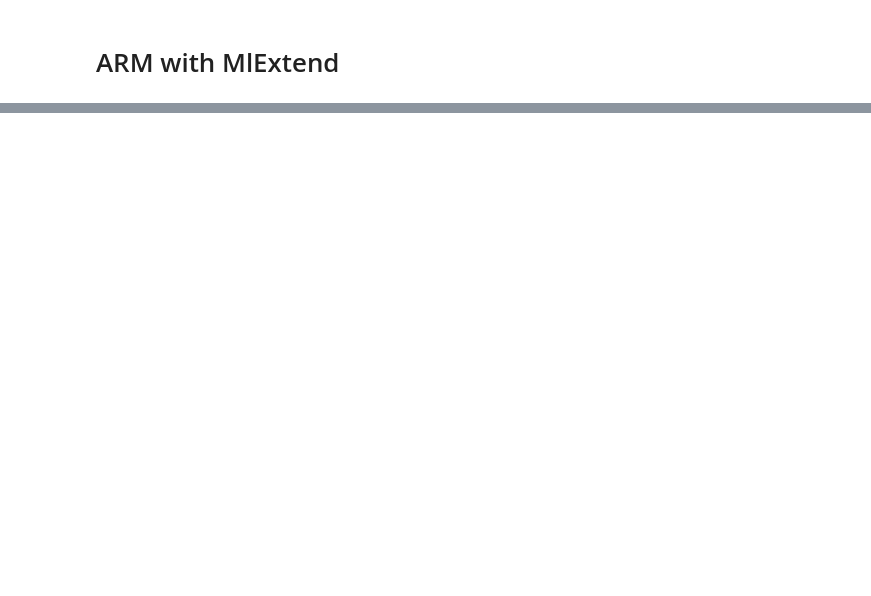
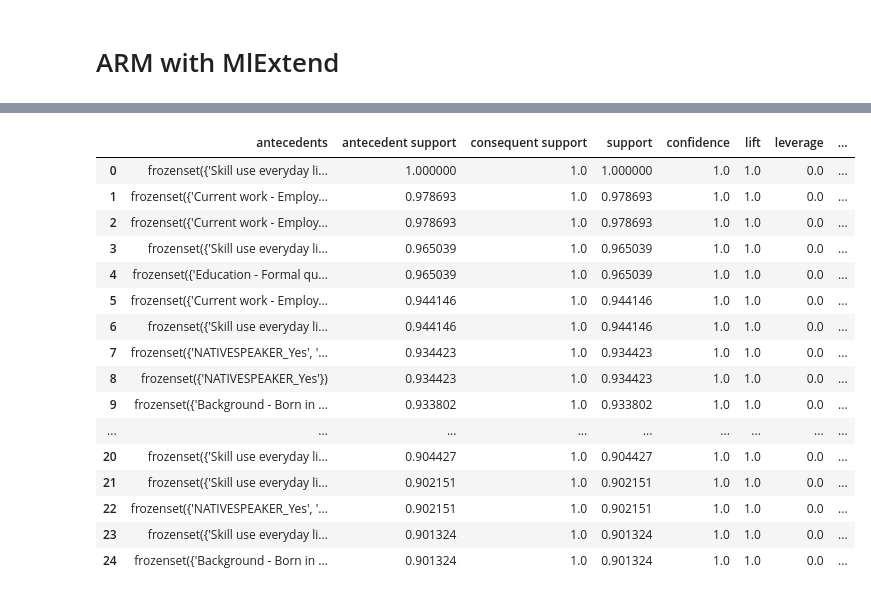
Before and after one commit to pokkyy/FYP-SkillAnalytics, a Jupyter notebook: PIAAC_RO2.ipynb, the cells around one changed output, grey strips where cells are left out. Saved outputs shown, nothing was run; the diff lists cells and outputs as text; code cells hidden in the pictures; blank space fills up the shorter version.

```diff
--- a/PIAAC_RO2.ipynb
+++ b/PIAAC_RO2.ipynb
@@ -236,0 +340,5 @@ Equal = COMPLETED
+# %%
+over_cons = pd.read_csv('RQ2\Over\ARM_consequents_ONE_0.5_0.5.csv')
+over_cons = over_cons.sort_values(by='support', ascending=False).reset_index(drop=True)
+over_cons.drop(columns=['consequents', 'zhangs_metric'], inplace=True)
+over_cons.head()
@@ -236,0 +352,21 @@ Equal = COMPLETED
+# %%
+over_cons = over_cons[over_cons['support'] > 0.9]
+over_cons
+# %% [output]
+|  | antecedents | antecedent support | consequent support | support | confidence | lift | leverage | ... |
+| 0 | frozenset({'Skill use everyday li... | 1.000000 | 1.0 | 1.000000 | 1.0 | 1.0 | 0.0 | ... |
+| 1 | frozenset({'Current work - Employ... | 0.978693 | 1.0 | 0.978693 | 1.0 | 1.0 | 0.0 | ... |
+| 2 | frozenset({'Current work - Employ... | 0.978693 | 1.0 | 0.978693 | 1.0 | 1.0 | 0.0 | ... |
+| 3 | frozenset({'Skill use everyday li... | 0.965039 | 1.0 | 0.965039 | 1.0 | 1.0 | 0.0 | ... |
+| 4 | frozenset({'Education - Formal qu... | 0.965039 | 1.0 | 0.965039 | 1.0 | 1.0 | 0.0 | ... |
+| 5 | frozenset({'Current work - Employ... | 0.944146 | 1.0 | 0.944146 | 1.0 | 1.0 | 0.0 | ... |
+| 6 | frozenset({'Skill use everyday li... | 0.944146 | 1.0 | 0.944146 | 1.0 | 1.0 | 0.0 | ... |
+| 7 | frozenset({'NATIVESPEAKER_Yes', '... | 0.934423 | 1.0 | 0.934423 | 1.0 | 1.0 | 0.0 | ... |
+| 8 | frozenset({'NATIVESPEAKER_Yes'}) | 0.934423 | 1.0 | 0.934423 | 1.0 | 1.0 | 0.0 | ... |
+| 9 | frozenset({'Background - Born in ... | 0.933802 | 1.0 | 0.933802 | 1.0 | 1.0 | 0.0 | ... |
+| ... | ... | ... | ... | ... | ... | ... | ... | ... |
+| 20 | frozenset({'Skill use everyday li... | 0.904427 | 1.0 | 0.904427 | 1.0 | 1.0 | 0.0 | ... |
+| 21 | frozenset({'Skill use everyday li... | 0.902151 | 1.0 | 0.902151 | 1.0 | 1.0 | 0.0 | ... |
+| 22 | frozenset({'NATIVESPEAKER_Yes', '... | 0.902151 | 1.0 | 0.902151 | 1.0 | 1.0 | 0.0 | ... |
+| 23 | frozenset({'Skill use everyday li... | 0.901324 | 1.0 | 0.901324 | 1.0 | 1.0 | 0.0 | ... |
+| 24 | frozenset({'Background - Born in ... | 0.901324 | 1.0 | 0.901324 | 1.0 | 1.0 | 0.0 | ... |
```
Also changed, not shown: parts of 16 cells of this notebook, 2 other files.
